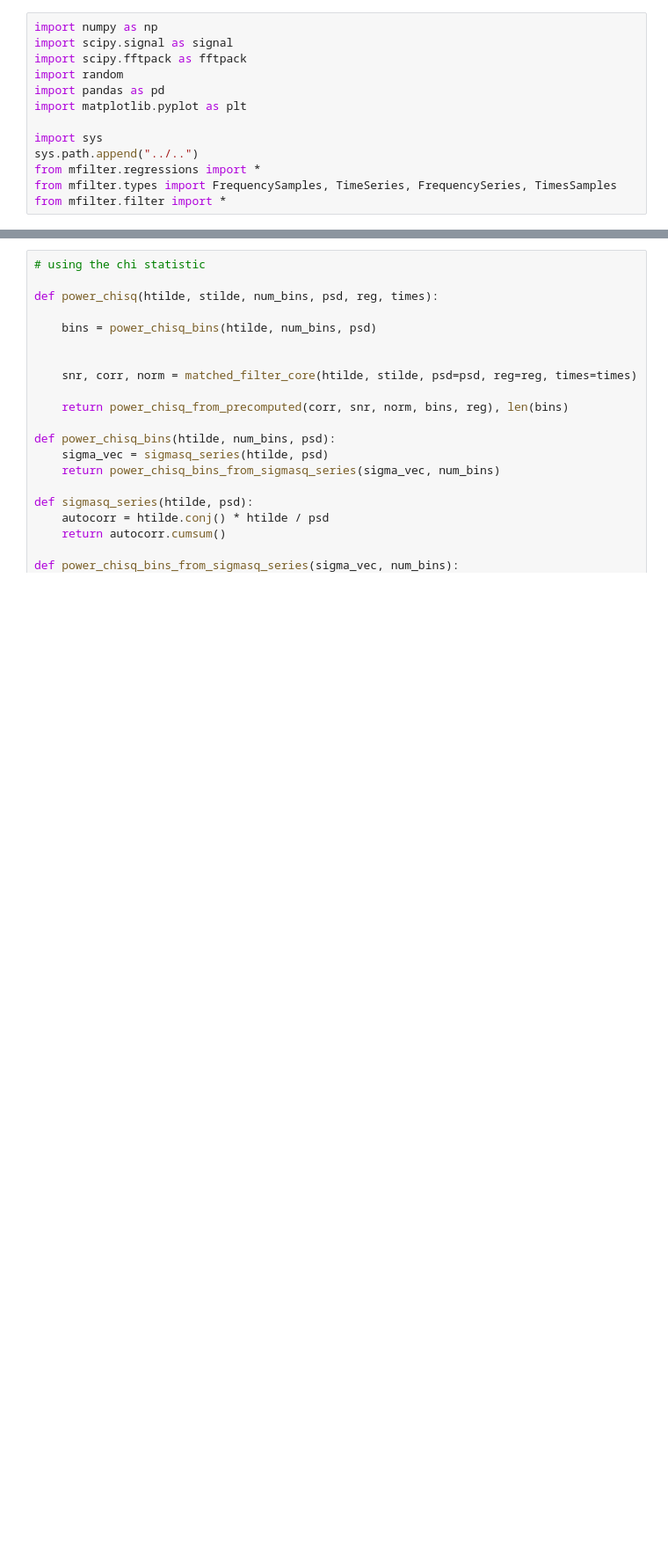
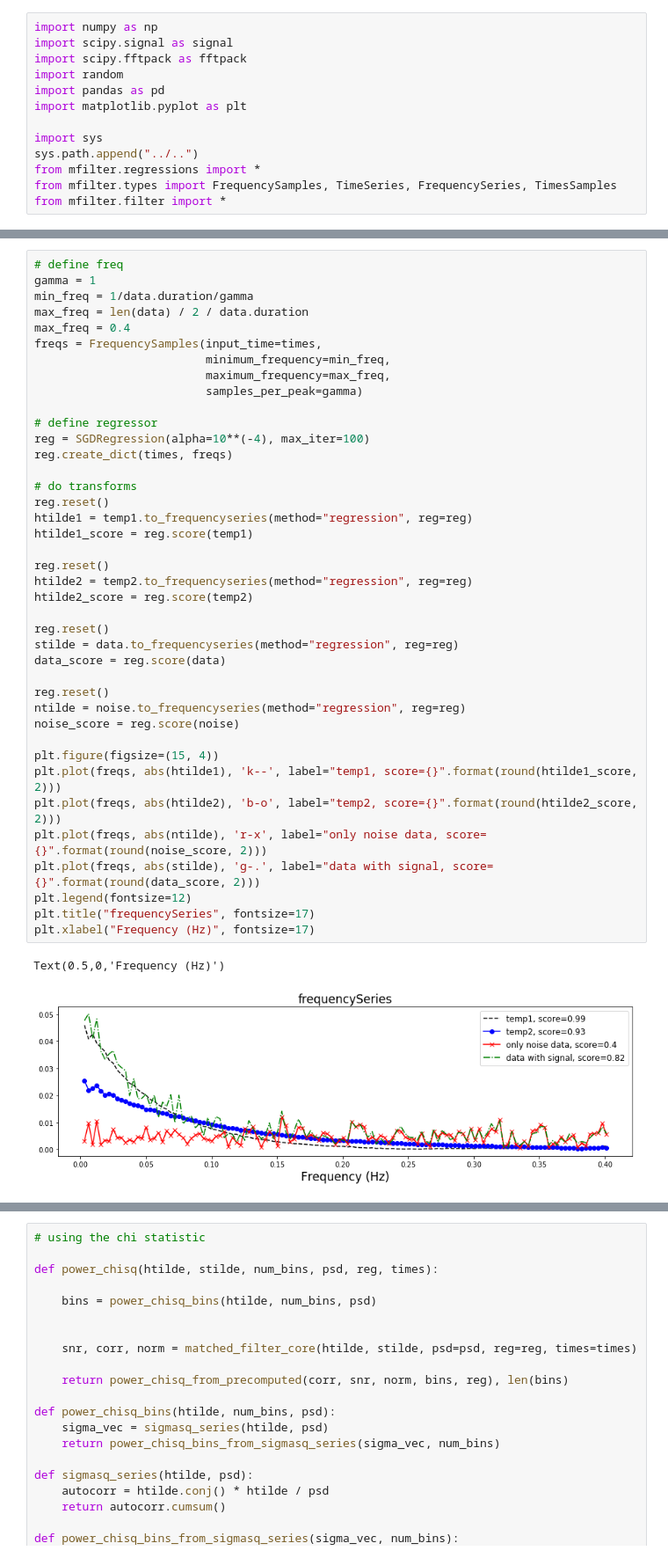
Before and after one commit to frmunozz/IrregularMatchedFilter, a Jupyter notebook: developing/notebooks/testForCompareToPyCBC.ipynb, the cells around one changed output, grey strips where cells are left out. Shown at 88% size. Drawn from its saved outputs; the diff is of its cells as text; blank space fills up the shorter version.

```diff
--- a/developing/notebooks/testForCompareToPyCBC.ipynb
+++ b/developing/notebooks/testForCompareToPyCBC.ipynb
@@ -13,0 +62,43 @@ from mfilter.filter import *
+# %%
+# define freq
+gamma = 1
+min_freq = 1/data.duration/gamma
+max_freq = len(data) / 2 / data.duration
+max_freq = 0.4
+freqs = FrequencySamples(input_time=times,
+                         minimum_frequency=min_freq,
+                         maximum_frequency=max_freq,
+                         samples_per_peak=gamma)
+
+# define regressor
+reg = SGDRegression(alpha=10**(-4), max_iter=100)
+reg.create_dict(times, freqs)
+
+# do transforms
+reg.reset()
+htilde1 = temp1.to_frequencyseries(method="regression", reg=reg)
+htilde1_score = reg.score(temp1)
+
+reg.reset()
+htilde2 = temp2.to_frequencyseries(method="regression", reg=reg)
+htilde2_score = reg.score(temp2)
+
+reg.reset()
+stilde = data.to_frequencyseries(method="regression", reg=reg)
+data_score = reg.score(data)
+
+reg.reset()
+ntilde = noise.to_frequencyseries(method="regression", reg=reg)
+noise_score = reg.score(noise)
+
+plt.figure(figsize=(15, 4))
+plt.plot(freqs, abs(htilde1), 'k--', label="temp1, score={}".format(round(htilde1_score, 2)))
+plt.plot(freqs, abs(htilde2), 'b-o', label="temp2, score={}".format(round(htilde2_score, 2)))
+plt.plot(freqs, abs(ntilde), 'r-x', label="only noise data, score={}".format(round(noise_score, 2)))
+plt.plot(freqs, abs(stilde), 'g-.', label="data with signal, score={}".format(round(data_score, 2)))
+plt.legend(fontsize=12)
+plt.title("frequencySeries", fontsize=17)
+plt.xlabel("Frequency (Hz)", fontsize=17)
+# %% [output]
+Text(0.5,0,'Frequency (Hz)')
+[figure, added]
```
Also changed, not shown: parts of 18 cells of this notebook, 14 other files.
